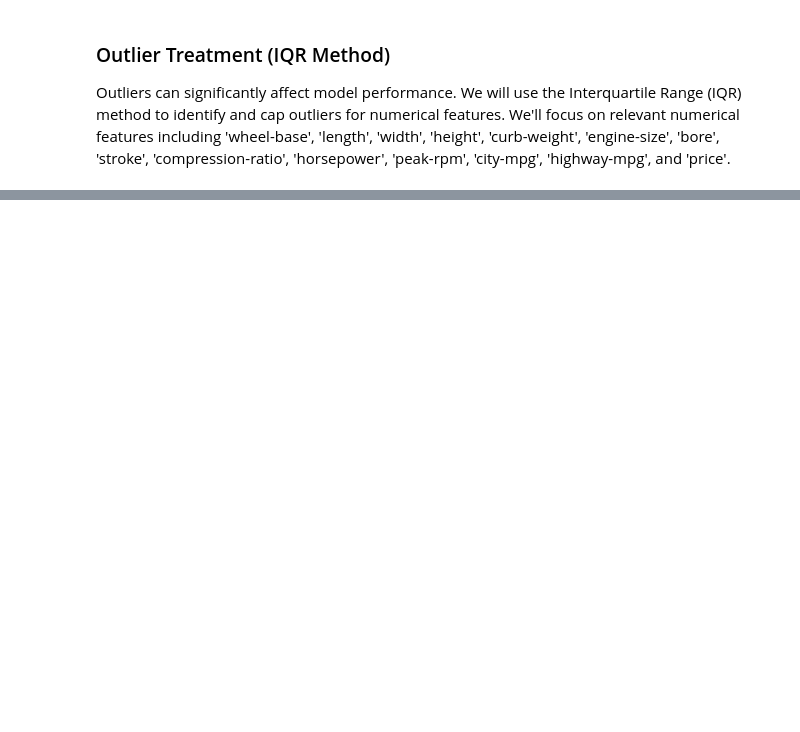
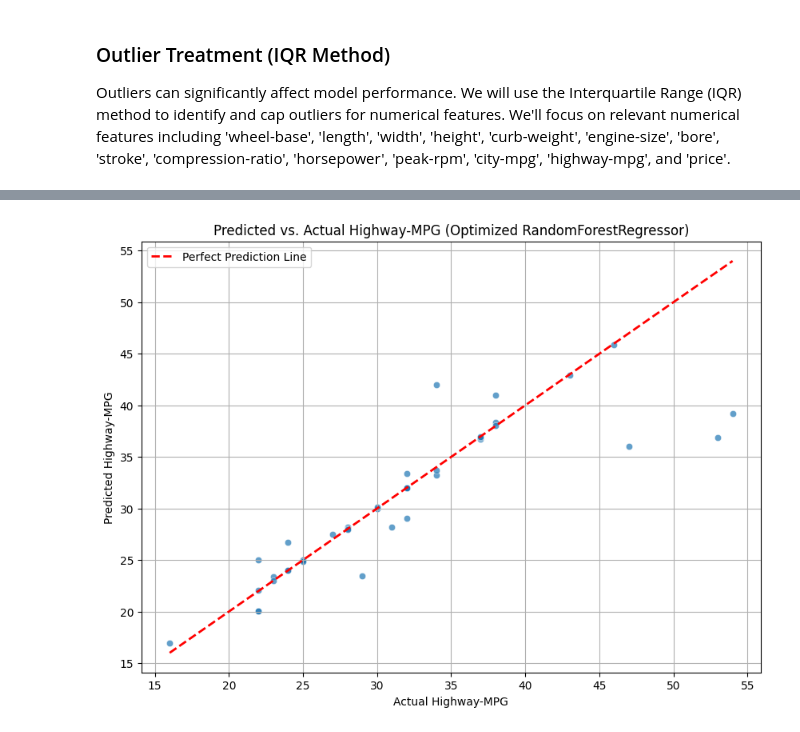
Before and after one commit to naimurrahmansaadi21204187/Predicting-Car-MPG, a Jupyter notebook: Predicting_Car_MPG.ipynb, the cells around one changed output, grey strips where cells are left out. Drawn from its saved outputs; the diff is of its cells as text; code cells hidden in the pictures; blank space fills up the shorter version.

```diff
--- a/Predicting_Car_MPG.ipynb
+++ b/Predicting_Car_MPG.ipynb
@@ -775,14 +363,0 @@ Data preprocessing for feature selection complete.
-# %%
-# Split the preprocessed data into training and testing sets
-# X_preprocessed contains our features (scaled and one-hot encoded)
-# y contains our target variables (city-mpg and highway-mpg)
-# We'll use a test size of 20% and a random state for reproducibility
-X_train, X_test, y_train, y_test = train_test_split(
-    X_preprocessed, y, test_size=0.2, random_state=42
-)
-
-print(f"Shape of X_train: {X_train.shape}")
-print(f"Shape of X_test: {X_test.shape}")
-print(f"Shape of y_train: {y_train.shape}")
-print(f"Shape of y_test: {y_test.shape}")
-print("Data successfully split into training and testing sets.")
@@ -890,0 +550,24 @@ plt.show()
+# %%
+import matplotlib.pyplot as plt
+import seaborn as sns
+
+# Create a DataFrame for easy plotting for the best-performing model
+results_df_best_model = pd.DataFrame({
+    'Actual Highway-MPG': y_test['highway-mpg'],
+    'Predicted Highway-MPG': y_pred_rf_opt_highway # Using predictions from the optimized RandomForest Highway-MPG
+})
+
+plt.figure(figsize=(10, 7))
+sns.scatterplot(x='Actual Highway-MPG', y='Predicted Highway-MPG', data=results_df_best_model, alpha=0.7)
+plt.plot([results_df_best_model['Actual Highway-MPG'].min(), results_df_best_model['Actual Highway-MPG'].max()],
+         [results_df_best_model['Actual Highway-MPG'].min(), results_df_best_model['Actual Highway-MPG'].max()],
+         color='red', linestyle='--', lw=2, label='Perfect Prediction Line')
+
+plt.title('Predicted vs. Actual Highway-MPG (Optimized RandomForestRegressor)')
+plt.xlabel('Actual Highway-MPG')
+plt.ylabel('Predicted Highway-MPG')
+plt.grid(True)
+plt.legend()
+plt.show()
+# %% [output]
+[figure, added]
```
Also changed, not shown: parts of 58 cells of this notebook.
